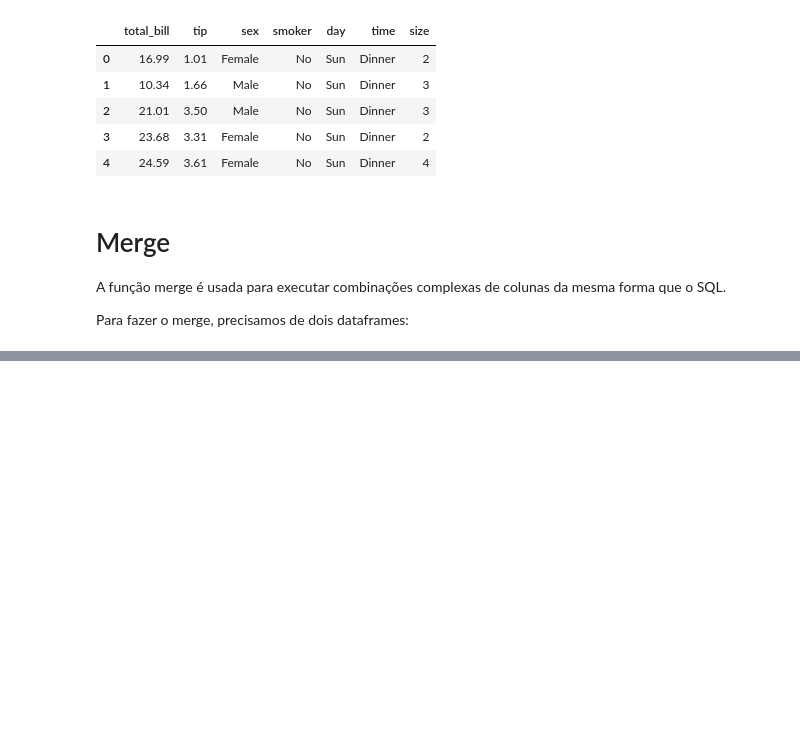
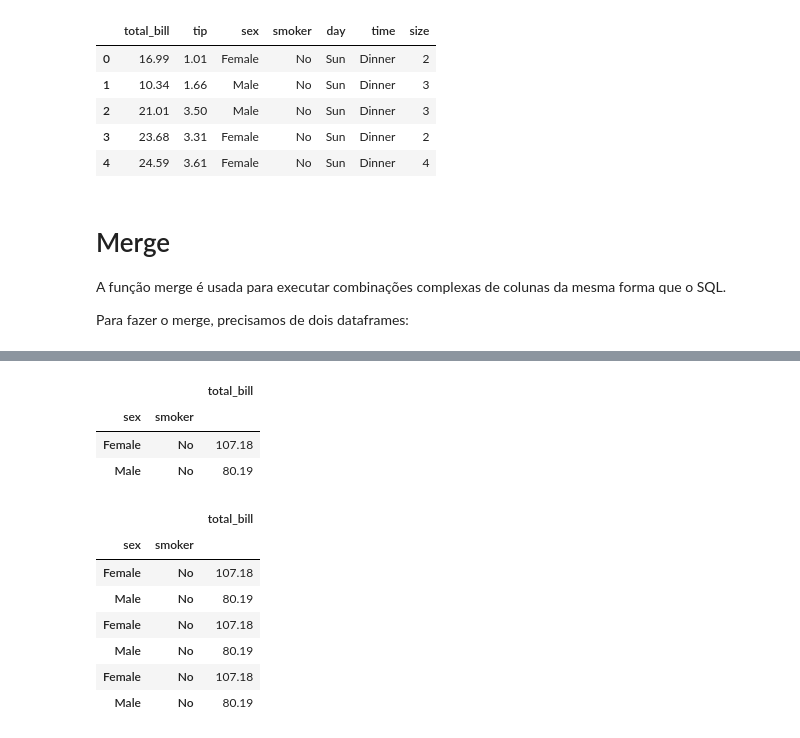
Before and after one commit to romulovieira777/Business_Analytics, a Jupyter notebook: Modulo_01_Programacao_para_Analise_de_Dados/Codigo_Python/13_Manipulacao_de_Dados_com_Pandas_Parte_03.ipynb, the cells around one changed output, grey strips where cells are left out. Drawn from its saved outputs; the diff is of its cells as text; code cells hidden in the pictures; blank space fills up the shorter version.

```diff
--- a/Modulo_01_Programacao_para_Analise_de_Dados/Codigo_Python/13_Manipulacao_de_Dados_com_Pandas_Parte_03.ipynb
+++ b/Modulo_01_Programacao_para_Analise_de_Dados/Codigo_Python/13_Manipulacao_de_Dados_com_Pandas_Parte_03.ipynb
@@ -405,0 +574,18 @@ Ao executar o comando abaixo, podemos ver o que o merge tem diversos parâmetros
+# %%
+bills
+# %% [output]
+|  |  | total_bill |
+| sex | smoker |  |
+| Female | No | 107.18 |
+| Male | No | 80.19 |
+# %%
+pd.concat([bills, bills, bills])
+# %% [output]
+|  |  | total_bill |
+| sex | smoker |  |
+| Female | No | 107.18 |
+| Male | No | 80.19 |
+| Female | No | 107.18 |
+| Male | No | 80.19 |
+| Female | No | 107.18 |
+| Male | No | 80.19 |
```
Also changed, not shown: parts of 49 cells of this notebook, 2 other files.
